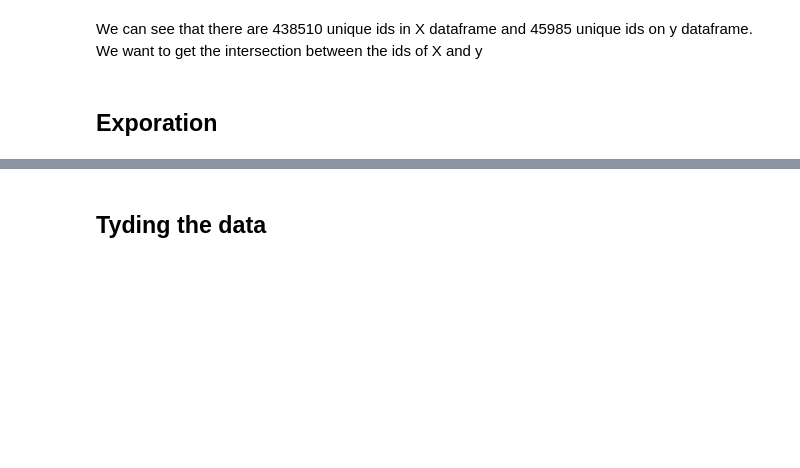
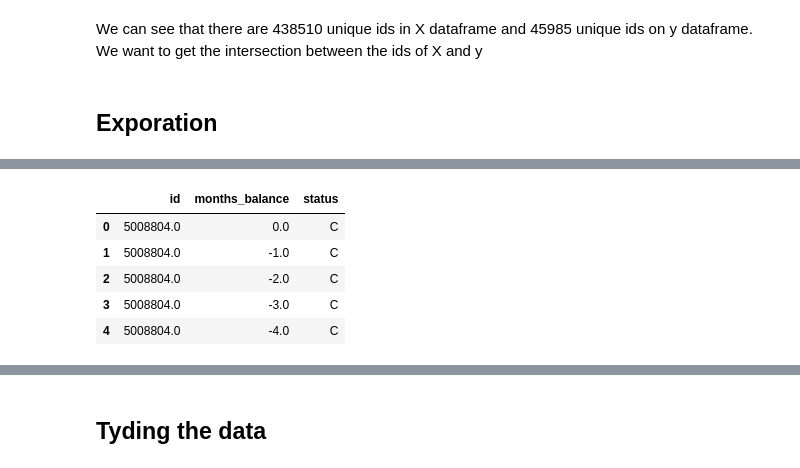
Before and after one commit to tamarshnirer/cc_aproval, a Jupyter notebook: project.ipynb, the cells around one changed output, grey strips where cells are left out. Drawn from its saved outputs; the diff is of its cells as text; code cells hidden in the pictures; blank space fills up the shorter version.

```diff
--- a/project.ipynb
+++ b/project.ipynb
@@ -77,0 +98,9 @@ X.describe()
+# %%
+y.head()
+# %% [output]
+|  | id | months_balance | status |
+| 0 | 5008804.0 | 0.0 | C |
+| 1 | 5008804.0 | -1.0 | C |
+| 2 | 5008804.0 | -2.0 | C |
+| 3 | 5008804.0 | -3.0 | C |
+| 4 | 5008804.0 | -4.0 | C |
```
Also changed, not shown: parts of 42 cells of this notebook.
